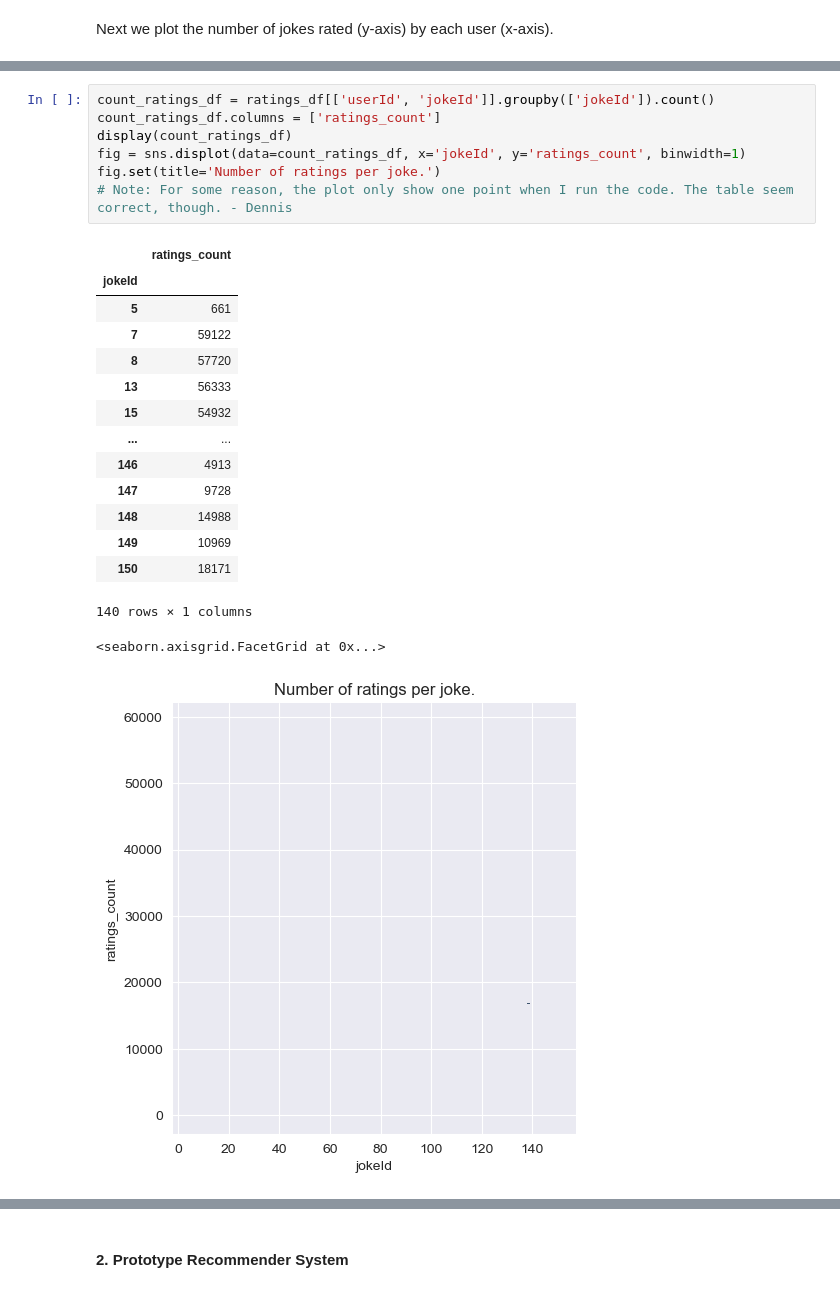
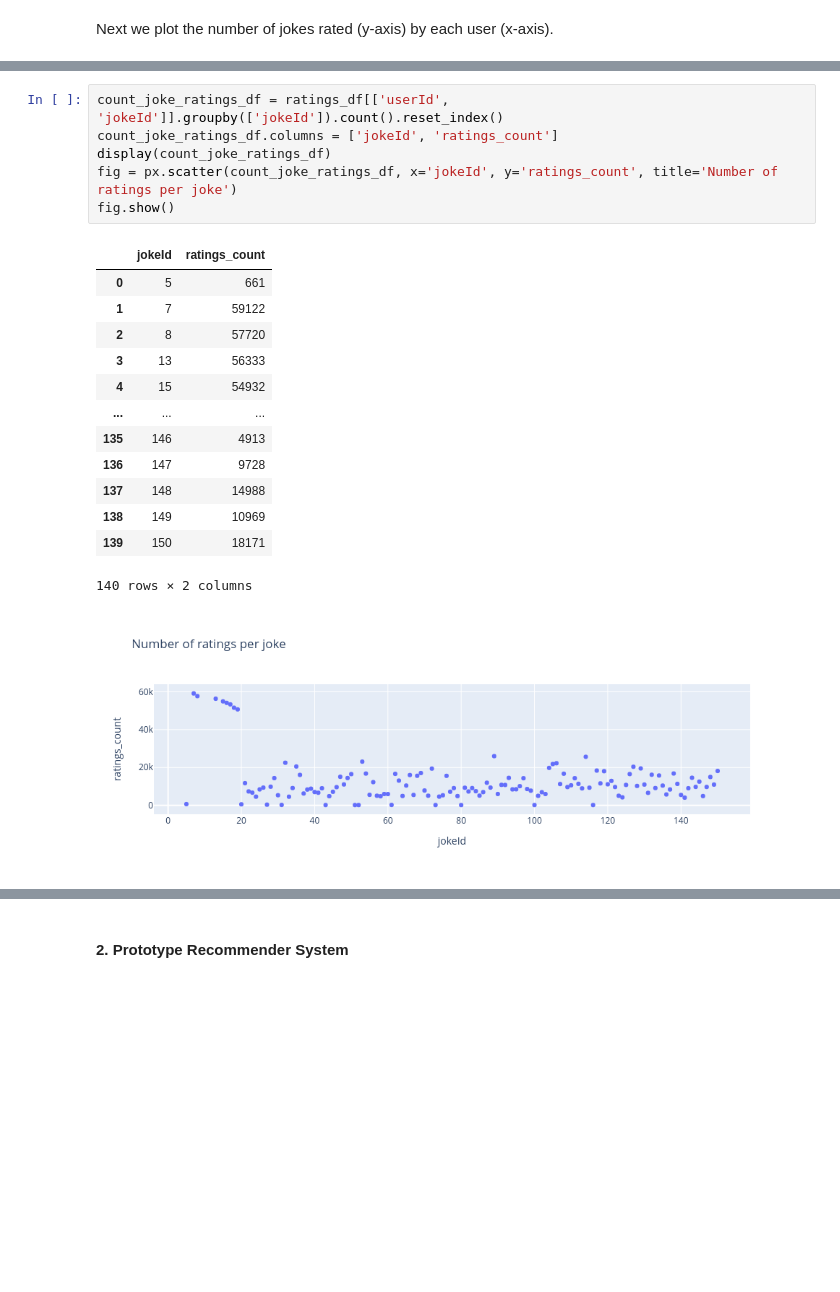
Before and after one commit to RedOrBlueP1ll/reasonable_recommendations, a Jupyter notebook: joke_recsyst_notebook.ipynb, the cells around one changed output, grey strips where cells are left out. Drawn from its saved outputs; the diff is of its cells as text; blank space fills up the shorter version.

```diff
--- a/joke_recsyst_notebook.ipynb
+++ b/joke_recsyst_notebook.ipynb
@@ -76,24 +75,21 @@ fig.set(title='Jokes rated per user.')
 # %%
-count_ratings_df = ratings_df[['userId', 'jokeId']].groupby(['jokeId']).count()
-count_ratings_df.columns = ['ratings_count']
-display(count_ratings_df)
-fig = sns.displot(data=count_ratings_df, x='jokeId', y='ratings_count', binwidth=1)
-fig.set(title='Number of ratings per joke.')
-# Note: For some reason, the plot only show one point when I run the code. The table seem correct, though. - Dennis
+count_joke_ratings_df = ratings_df[['userId', 'jokeId']].groupby(['jokeId']).count().reset_index()
+count_joke_ratings_df.columns = ['jokeId', 'ratings_count']
+display(count_joke_ratings_df)
+fig = px.scatter(count_joke_ratings_df, x='jokeId', y='ratings_count', title='Number of ratings per joke')
+fig.show()
 # %% [output]
-|  | ratings_count |
-| jokeId |  |
-| 5 | 661 |
-| 7 | 59122 |
-| 8 | 57720 |
-| 13 | 56333 |
-| 15 | 54932 |
-| ... | ... |
-| 146 | 4913 |
-| 147 | 9728 |
-| 148 | 14988 |
-| 149 | 10969 |
-| 150 | 18171 |
+|  | jokeId | ratings_count |
+| 0 | 5 | 661 |
+| 1 | 7 | 59122 |
+| 2 | 8 | 57720 |
+| 3 | 13 | 56333 |
+| 4 | 15 | 54932 |
+| ... | ... | ... |
+| 135 | 146 | 4913 |
+| 136 | 147 | 9728 |
+| 137 | 148 | 14988 |
+| 138 | 149 | 10969 |
+| 139 | 150 | 18171 |
-140 rows × 1 columns
+140 rows × 2 columns
-<seaborn.axisgrid.FacetGrid at 0x...>
-[figure, old version]
+[figure, new version]
```
Also changed, not shown: parts of 11 cells of this notebook.
